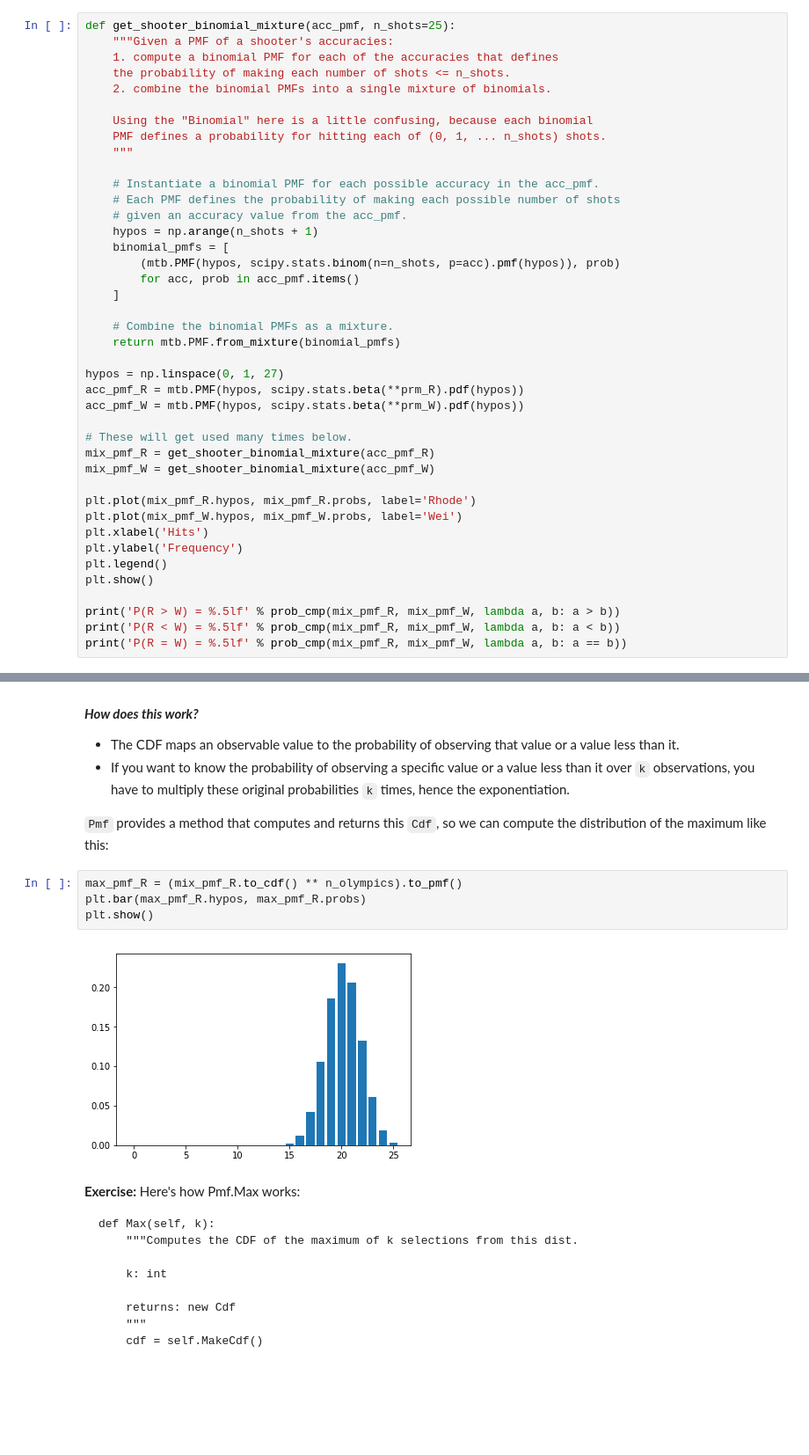
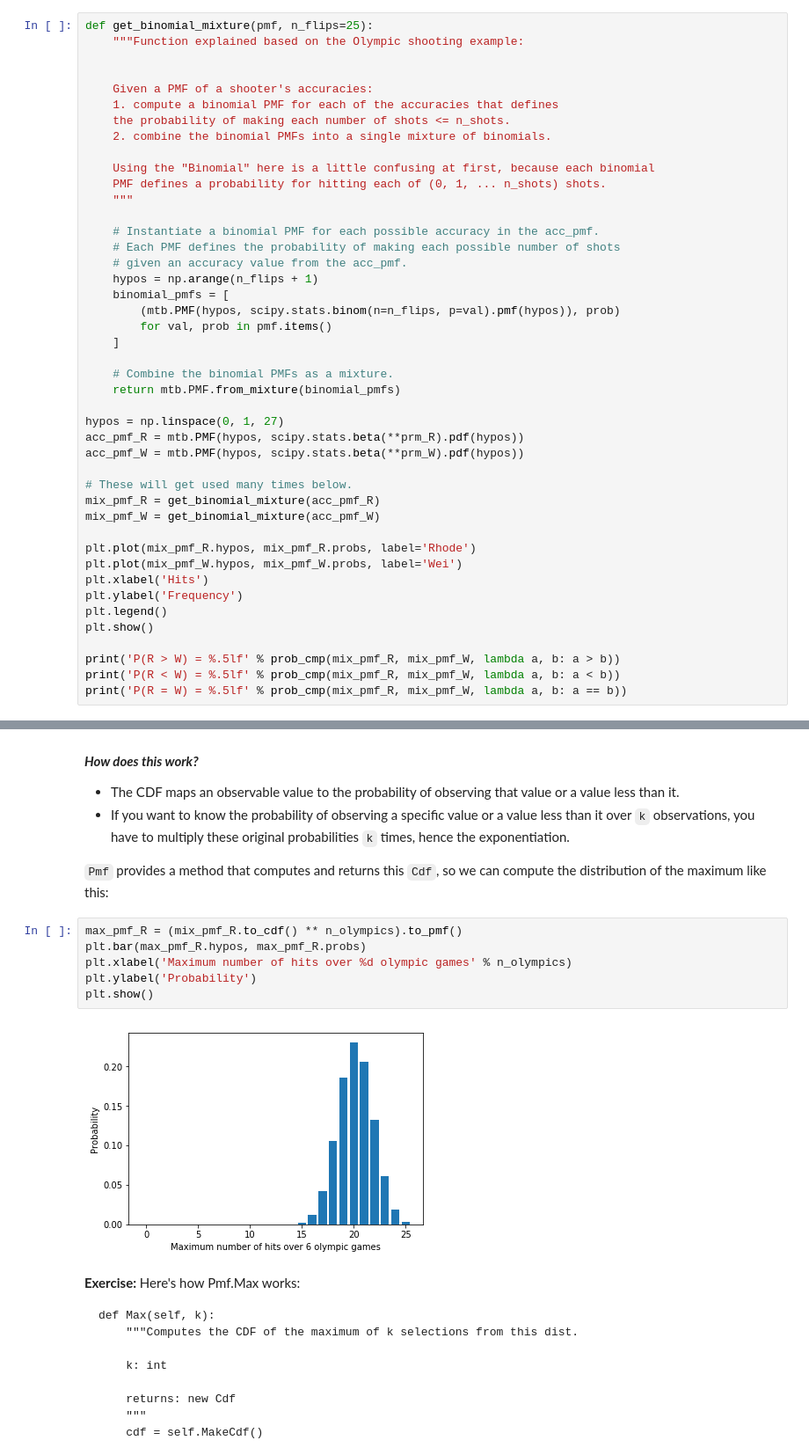
Before and after one commit to alexklibisz/exercises, a Jupyter notebook: think-bayes/chap05.ipynb, the cells around one changed output, grey strips where cells are left out. Shown at 88% size. Cells and saved outputs as stored; diff of their text form; blank space fills up the shorter version.

```diff
--- a/think-bayes/chap05.ipynb
+++ b/think-bayes/chap05.ipynb
@@ -339,21 +323,24 @@ for p in np.linspace(0, 1, 11):
 # %%
-def get_shooter_binomial_mixture(acc_pmf, n_shots=25):
-    """Given a PMF of a shooter's accuracies:
+def get_binomial_mixture(pmf, n_flips=25):
+    """Function explained based on the Olympic shooting example:
+
+
+    Given a PMF of a shooter's accuracies:
     1. compute a binomial PMF for each of the accuracies that defines
     the probability of making each number of shots <= n_shots.
     2. combine the binomial PMFs into a single mixture of binomials.
 
-    Using the "Binomial" here is a little confusing, because each binomial
+    Using the "Binomial" here is a little confusing at first, because each binomial
     PMF defines a probability for hitting each of (0, 1, ... n_shots) shots.
     """
 
     # Instantiate a binomial PMF for each possible accuracy in the acc_pmf.
     # Each PMF defines the probability of making each possible number of shots
     # given an accuracy value from the acc_pmf.
-    hypos = np.arange(n_shots + 1)
+    hypos = np.arange(n_flips + 1)
     binomial_pmfs = [
-        (mtb.PMF(hypos, scipy.stats.binom(n=n_shots, p=acc).pmf(hypos)), prob)
-        for acc, prob in acc_pmf.items()
+        (mtb.PMF(hypos, scipy.stats.binom(n=n_flips, p=val).pmf(hypos)), prob)
+        for val, prob in pmf.items()
     ]
 
     # Combine the binomial PMFs as a mixture.
@@ -364,8 +351,8 @@ acc_pmf_R = mtb.PMF(hypos, scipy.stats.beta(**prm_R).pdf(hypos))
 acc_pmf_W = mtb.PMF(hypos, scipy.stats.beta(**prm_W).pdf(hypos))
 
 # These will get used many times below.
-mix_pmf_R = get_shooter_binomial_mixture(acc_pmf_R)
-mix_pmf_W = get_shooter_binomial_mixture(acc_pmf_W)
+mix_pmf_R = get_binomial_mixture(acc_pmf_R)
+mix_pmf_W = get_binomial_mixture(acc_pmf_W)
 
 plt.plot(mix_pmf_R.hypos, mix_pmf_R.probs, label='Rhode')
 plt.plot(mix_pmf_W.hypos, mix_pmf_W.probs, label='Wei')
@@ -537,9 +524,11 @@ $ CDF_{max}(x) = CDF(x)^6 $
 # %%
 max_pmf_R = (mix_pmf_R.to_cdf() ** n_olympics).to_pmf()
 plt.bar(max_pmf_R.hypos, max_pmf_R.probs)
+plt.xlabel('Maximum number of hits over %d olympic games' % n_olympics)
+plt.ylabel('Probability')
 plt.show()
 # %% [output]
-[figure, old version]
+[figure, new version]
 # %% [markdown]
 **Exercise:**  Here's how Pmf.Max works:
 
```
Also changed, not shown: parts of 22 cells of this notebook, 1 other file.
